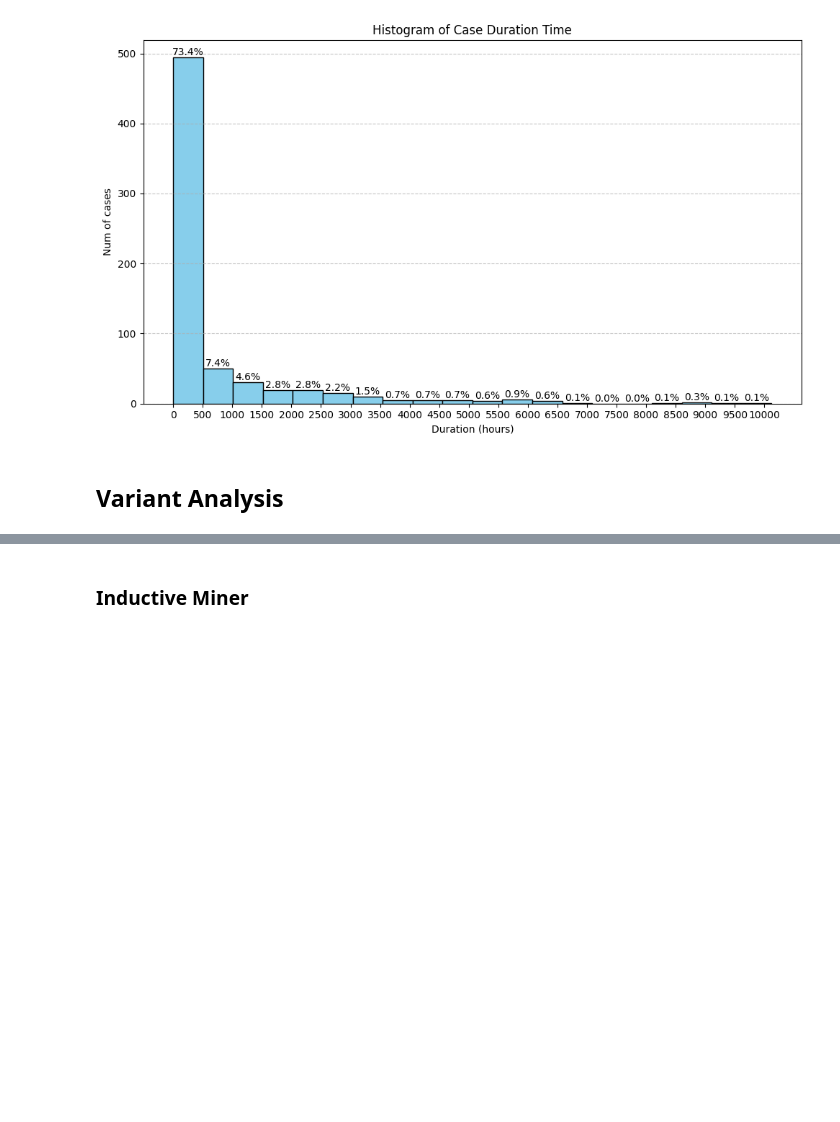
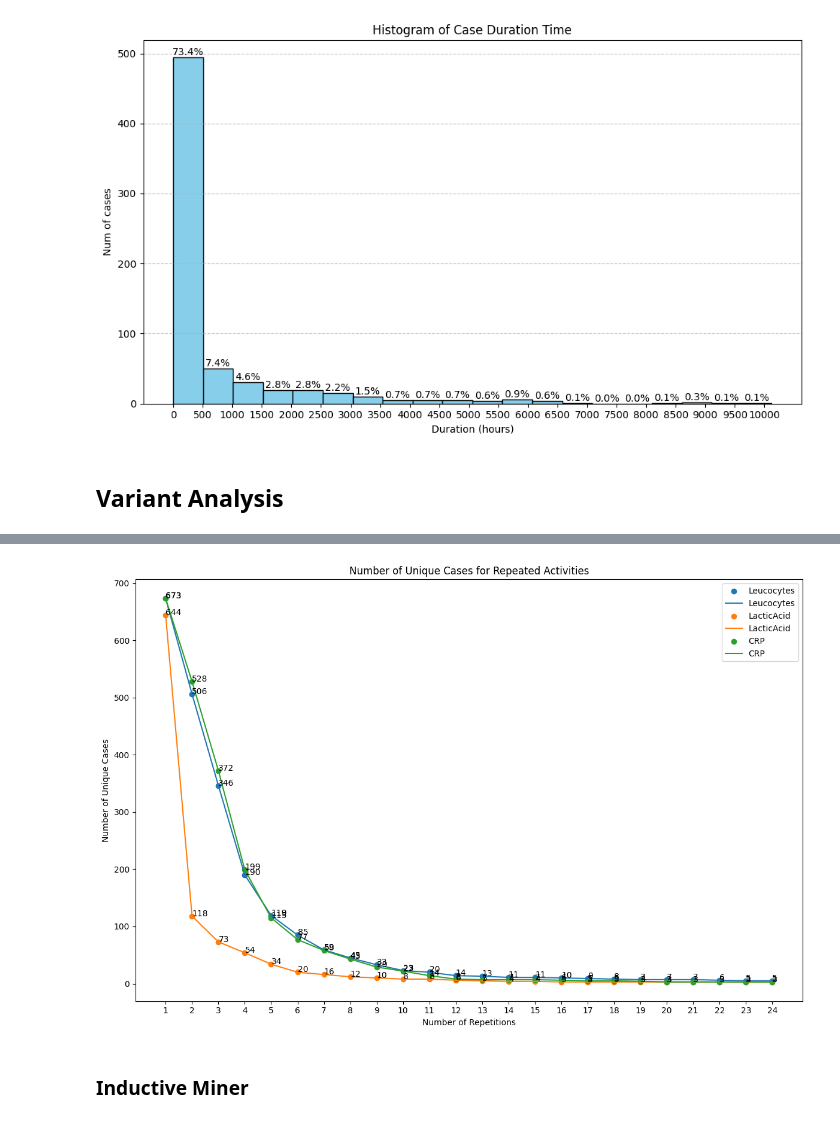
Before and after one commit to LukaszSzarecki/bis-project, a Jupyter notebook: filtering.ipynb, the cells around one changed output, grey strips where cells are left out. Drawn from its saved outputs; the diff is of its cells as text; code cells hidden in the pictures; blank space fills up the shorter version.

```diff
--- a/filtering.ipynb
+++ b/filtering.ipynb
@@ -287,3 +354,43 @@ len(y['case:concept:name'].unique())
+# %%
+# Define the range
+min_value = 1
+max_value = 25
+
+# Generate the array
+repetitions_num = np.arange(min_value, max_value, 1)
+
+# List of columns to process
+columns = ["Leucocytes", "LacticAcid", "CRP"]
+
+# Dictionary to store the results
+results = {column: [] for column in columns}
+
+# Assuming filtered_log_df is your DataFrame
+for column in columns:
+    for i in repetitions_num:
+        d = pm4py.filter_activities_rework(filtered_log_df, column, i)
+        results[column].append(len(d['case:concept:name'].unique()))
+
+# Plotting the results for each column
+plt.figure(figsize=(12, 8))
+
+for column in columns:
+    plt.scatter(repetitions_num, results[column], label=column)
+    plt.plot(repetitions_num, results[column], label=column)
+    for rep_num, result in zip(repetitions_num, results[column]):
+        plt.annotate(result, (rep_num, result))
+
+plt.xlabel('Number of Repetitions')
+plt.ylabel('Number of Unique Cases')
+plt.title('Number of Unique Cases for Repeated Activities')
+plt.legend()
+plt.xticks(ticks=np.arange(min_value, max_value, 1))  # Adjust ticks for better readability
+plt.tight_layout()
+
+# Show the plot
+plt.show()
+# %% [output]
+[figure, added]
 # %% [markdown]
 ### Inductive Miner
 # %%
```
Also changed, not shown: parts of 4 cells of this notebook.
